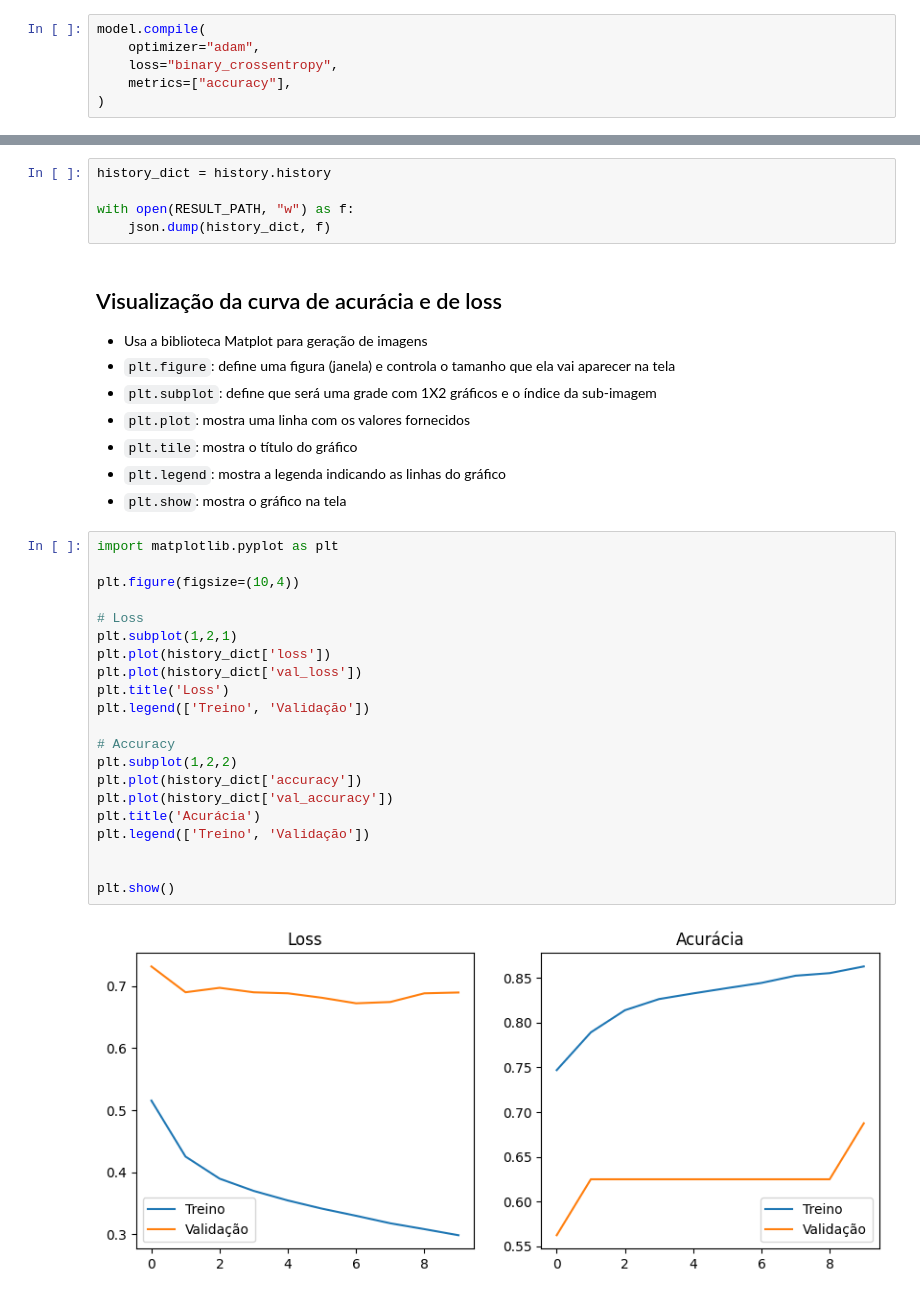
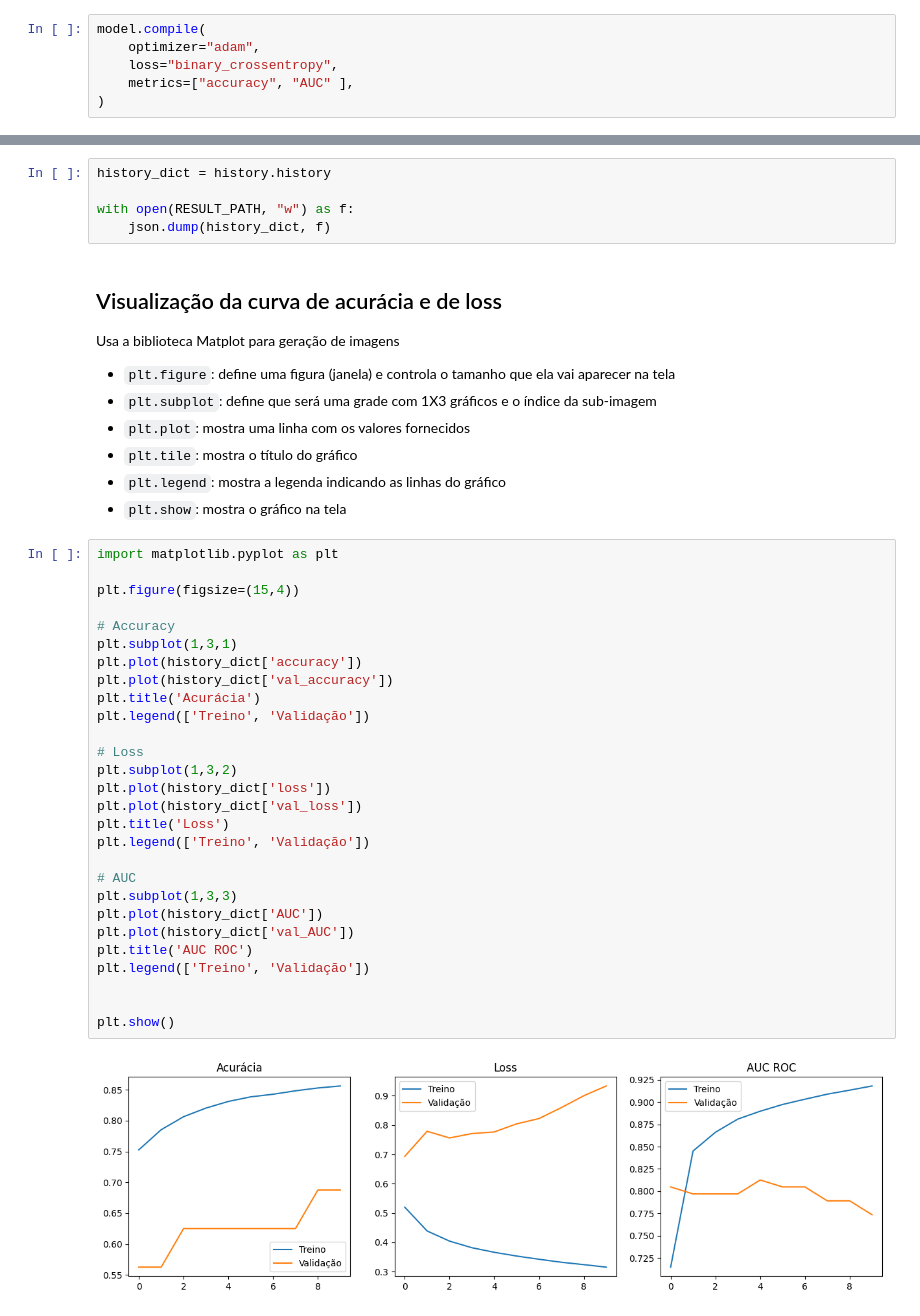
Before and after one commit to amartinsmg/classification-of-medical-images-using-cnn, a Jupyter notebook: notebooks/xray_training.ipynb, the cells around one changed output, grey strips where cells are left out. Drawn from its saved outputs; the diff is of its cells as text.

```diff
--- a/notebooks/xray_training.ipynb
+++ b/notebooks/xray_training.ipynb
@@ -190,7 +191,7 @@ model = keras.models.Model(inputs, outputs)
 model.compile(
     optimizer="adam",
     loss="binary_crossentropy",
-    metrics=["accuracy"],
+    metrics=["accuracy", "AUC" ],
 )
 # %% [markdown]
 ## Treinamento do modelo
@@ -239,9 +240,9 @@ with open(RESULT_PATH, "w") as f:
 # %% [markdown]
 ## Visualização da curva de acurácia e de loss
 
-- Usa a biblioteca Matplot para geração de imagens
+Usa a biblioteca Matplot para geração de imagens
 - `plt.figure`: define uma figura (janela) e controla o tamanho que ela vai aparecer na tela
-- `plt.subplot`: define que será uma grade com 1X2 gráficos e o índice da sub-imagem
+- `plt.subplot`: define que será uma grade com 1X3 gráficos e o índice da sub-imagem
 - `plt.plot`: mostra uma linha com os valores fornecidos
 - `plt.tile`: mostra o título do gráfico
 - `plt.legend`:  mostra a legenda indicando as linhas do gráfico
@@ -249,23 +250,30 @@ with open(RESULT_PATH, "w") as f:
 # %%
 import matplotlib.pyplot as plt
 
-plt.figure(figsize=(10,4))
+plt.figure(figsize=(15,4))
+
+# Accuracy
+plt.subplot(1,3,1)
+plt.plot(history_dict['accuracy'])
+plt.plot(history_dict['val_accuracy'])
+plt.title('Acurácia')
+plt.legend(['Treino', 'Validação'])
 
 # Loss
-plt.subplot(1,2,1)
+plt.subplot(1,3,2)
 plt.plot(history_dict['loss'])
 plt.plot(history_dict['val_loss'])
 plt.title('Loss')
 plt.legend(['Treino', 'Validação'])
 
-# Accuracy
-plt.subplot(1,2,2)
-plt.plot(history_dict['accuracy'])
-plt.plot(history_dict['val_accuracy'])
-plt.title('Acurácia')
+# AUC
+plt.subplot(1,3,3)
+plt.plot(history_dict['AUC'])
+plt.plot(history_dict['val_AUC'])
+plt.title('AUC ROC')
 plt.legend(['Treino', 'Validação'])
 
 
 plt.show()
 # %% [output]
-[figure, old version]
+[figure, new version]
```
Also changed, not shown: parts of 3 cells of this notebook.
